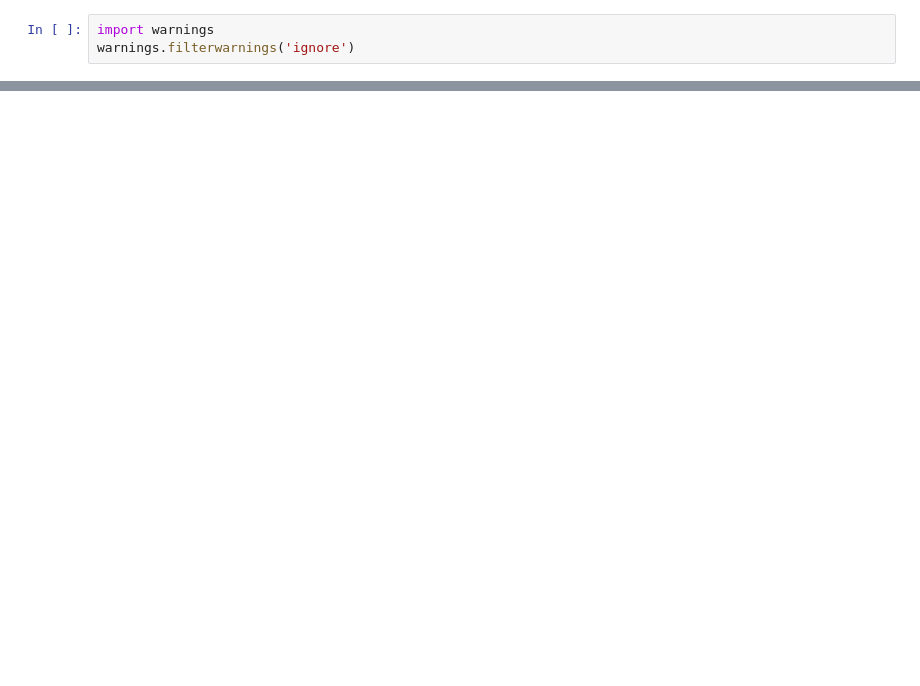
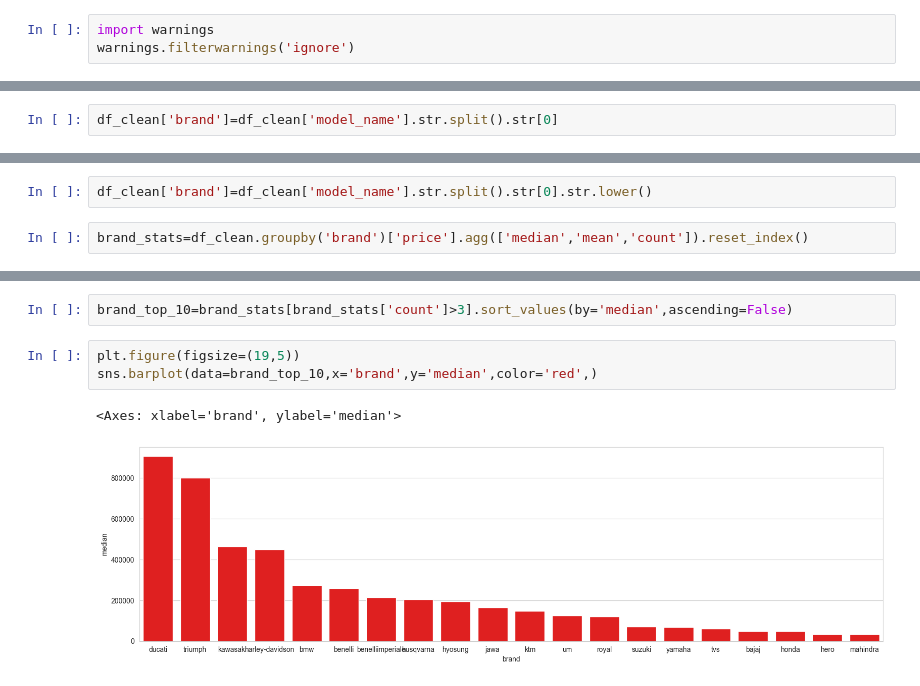
Before and after one commit to chourasiyamayank767-droid/Ricr.ML, a Jupyter notebook: Ricr_project/Used_Bike_price_Analysis.ipynb, the cells around one changed output, grey strips where cells are left out. Cells and saved outputs as stored; diff of their text form; blank space fills up the shorter version.

```diff
--- a/Ricr_project/Used_Bike_price_Analysis.ipynb
+++ b/Ricr_project/Used_Bike_price_Analysis.ipynb
@@ -271,0 +332,2 @@ warnings.filterwarnings('ignore')
+# %%
+df_clean['brand']=df_clean['model_name'].str.split().str[0]
@@ -271,0 +342,4 @@ warnings.filterwarnings('ignore')
+# %%
+df_clean['brand']=df_clean['model_name'].str.split().str[0].str.lower()
+# %%
+brand_stats=df_clean.groupby('brand')['price'].agg(['median','mean','count']).reset_index()
@@ -271,0 +366,8 @@ warnings.filterwarnings('ignore')
+# %%
+brand_top_10=brand_stats[brand_stats['count']>3].sort_values(by='median',ascending=False)
+# %%
+plt.figure(figsize=(19,5))
+sns.barplot(data=brand_top_10,x='brand',y='median',color='red',)
+# %% [output]
+<Axes: xlabel='brand', ylabel='median'>
+[figure, added]
```
Also changed, not shown: parts of 28 cells of this notebook.
